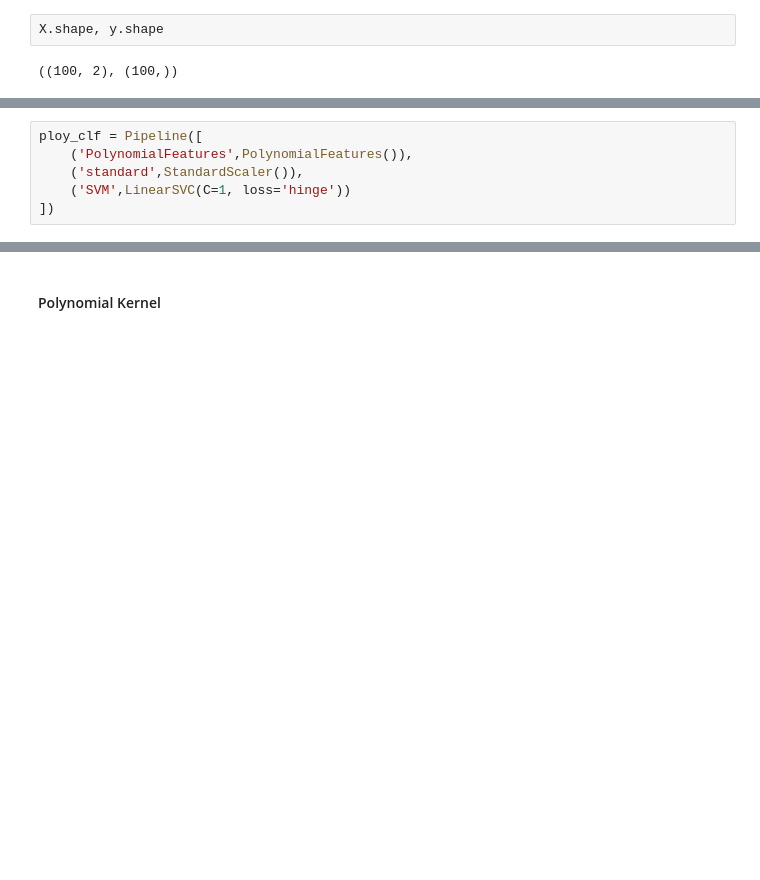
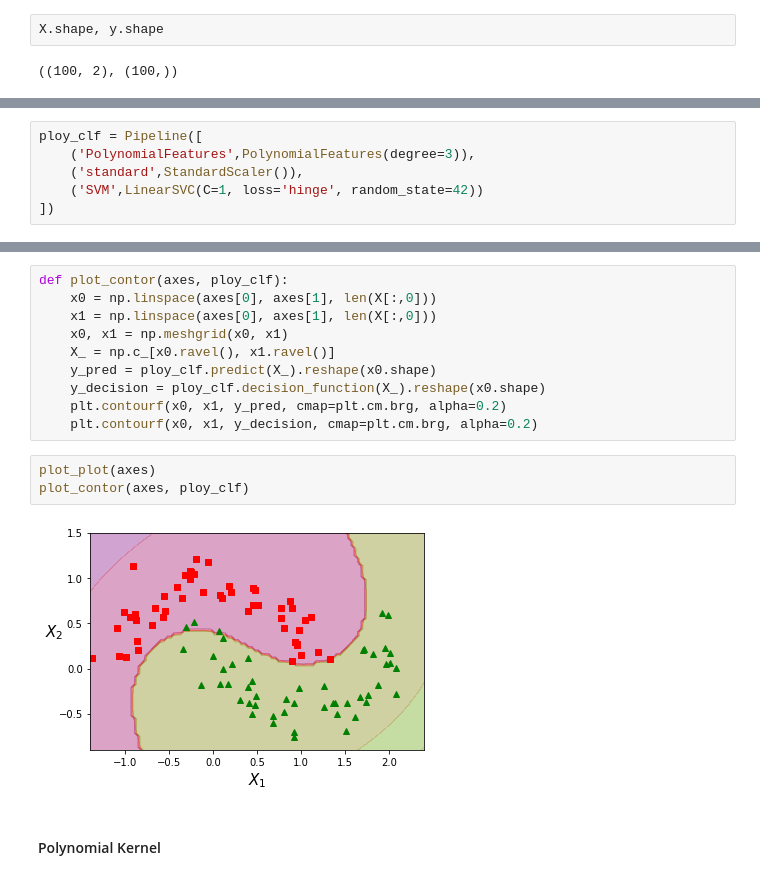
Before and after one commit to arunmozhidevan/Hands-on, a Jupyter notebook: Nonlinear SVM.ipynb, the cells around one changed output, grey strips where cells are left out. Saved outputs shown, nothing was run; the diff lists cells and outputs as text; blank space fills up the shorter version.

```diff
--- a/Nonlinear SVM.ipynb
+++ b/Nonlinear SVM.ipynb
@@ -19,8 +33,8 @@ ValueError: x and y must be the same size
 # %%
 ploy_clf = Pipeline([
-    ('PolynomialFeatures',PolynomialFeatures()),
+    ('PolynomialFeatures',PolynomialFeatures(degree=3)),
     ('standard',StandardScaler()),
-    ('SVM',LinearSVC(C=1, loss='hinge'))
+    ('SVM',LinearSVC(C=1, loss='hinge', random_state=42))
 ])
 # %%
 ploy_clf.fit(X,y)
@@ -31,3 +45,18 @@ Pipeline(steps=[('PolynomialFeatures', PolynomialFeatures()),
+# %%
+def plot_contor(axes, ploy_clf):
+    x0 = np.linspace(axes[0], axes[1], len(X[:,0]))
+    x1 = np.linspace(axes[0], axes[1], len(X[:,0]))
+    x0, x1 = np.meshgrid(x0, x1)
+    X_ = np.c_[x0.ravel(), x1.ravel()]
+    y_pred = ploy_clf.predict(X_).reshape(x0.shape)
+    y_decision = ploy_clf.decision_function(X_).reshape(x0.shape)
+    plt.contourf(x0, x1, y_pred, cmap=plt.cm.brg, alpha=0.2)
+    plt.contourf(x0, x1, y_decision, cmap=plt.cm.brg, alpha=0.2)
+# %%
+plot_plot(axes)
+plot_contor(axes, ploy_clf)
+# %% [output]
+[figure, added]
 # %% [markdown]
 #### Polynomial Kernel
 # %%
```
Also changed, not shown: parts of 9 cells of this notebook.
